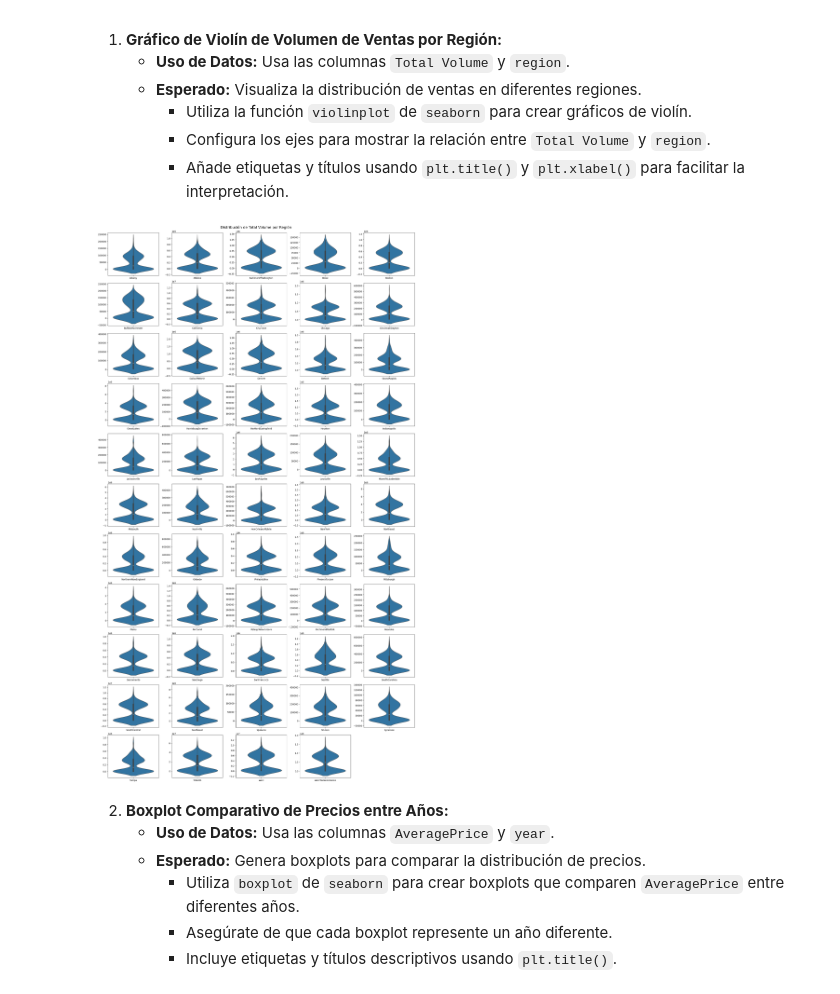
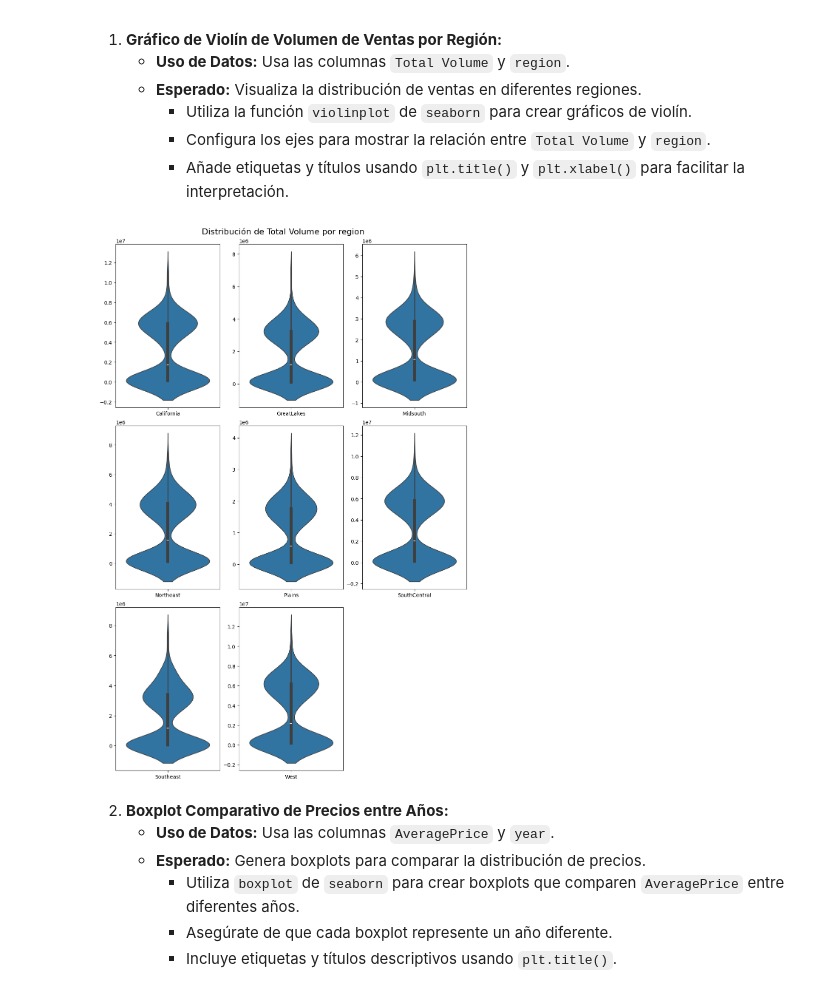
Before and after one commit to germanztz/data-science-uoc-avocado, a Jupyter notebook: german.ipynb, the cells around one changed output. Drawn from its saved outputs; the diff is of its cells as text; code cells hidden in the pictures.

```diff
--- a/german.ipynb
+++ b/german.ipynb
@@ -76,0 +112,15 @@ avocado.head(20).to_csv()
+# %%
+print("Separamos los datos por tipo de region, ya que estos se solapan y alteran los análisis")
+
+avocado['region_type'] = 'local_region'
+avocado.loc[avocado.region == 'TotalUS', 'region_type'] = 'wide_region'
+group = ['West', 'California', 'SouthCentral', 'Northeast', 'Southeast', 'GreatLakes', 'Midsouth', 'Plains']
+avocado.loc[avocado.region.isin(group), 'region_type'] = 'middle_region'
+
+avocado.groupby('region_type')['region'].count()
+
+avo_local = avocado.loc[avocado.region_type == 'local_region']
+avo_middle = avocado.loc[avocado.region_type == 'middle_region']
+avo_wide = avocado.loc[avocado.region_type == 'wide_region']
+
+avo_local.groupby('region')['Unnamed: 0',].count()
@@ -175,41 +268,45 @@ plt.show()
      - Configura los ejes para mostrar la relación entre `Total Volume` y `region`.
      - Añade etiquetas y títulos usando `plt.title()` y `plt.xlabel()` para facilitar la interpretación.
 # %%
-regions = avocado["region"].unique()
+def violin_dist(df, grouper, field):
 
-# Definir el número de filas y columnas para la cuadrícula
-n_cols = 5  # número de columnas
-n_rows = int(np.ceil(len(regions) / n_cols))  # calcular el número de filas
+    groups = df[grouper].unique()
 
-# Crear una figura grande para contener todos los subplots
-fig, axes = plt.subplots(n_rows, n_cols, figsize=(20, 35), constrained_layout=True)
+    # Definir el número de filas y columnas para la cuadrícula
+    n_cols = 3  # número de columnas
+    n_rows = int(np.ceil(len(groups) / n_cols))  # calcular el número de filas
 
-# Aplanar el array de ejes para poder iterar fácilmente
-axes = axes.flatten()
-# Crear un gráfico por cada región
-for i, region in enumerate(regions):
-    # Filtrar los datos por región
-    region_data = avocado[avocado['region'] == region]
+    # Crear una figura grande para contener todos los subplots
+    fig, axes = plt.subplots(n_rows, n_cols, figsize=(10, 15), constrained_layout=True)
 
-    # Crear el violinplot para la región
-    sns.violinplot(x=region_data['region'], y=region_data['Total Volume'], ax=axes[i], density_norm="width")
+    # Aplanar el array de ejes para poder iterar fácilmente
+    axes = axes.flatten()
+    # Crear un gráfico por cada región
+    for i, item in enumerate(groups):
+        # Filtrar los datos por región
+        groups_data = df[df[grouper] == item]
 
-    # Establecer el título del gráfico como el nombre de la región
-    # axes[i].set_title(region)
-    axes[i].set(xlabel=None, ylabel=None)
-    # Rotar etiquetas del eje X si es necesario (aunque solo hay una por gráfico)
-    # axes[i].tick_params(axis='x', rotation=90)
+        # Crear el violinplot para la región
+        sns.violinplot(x=groups_data[grouper], y=groups_data[field], ax=axes[i], density_norm="width")
 
-# Eliminar cualquier gráfico vacío si hay más subplots que regiones
-for j in range(i+1, len(axes)):
-    fig.delaxes(axes[j])
+        # Establecer el título del gráfico como el nombre de la región
+        # axes[i].set_title(item)
+        axes[i].set(xlabel=None, ylabel=None)
+        # Rotar etiquetas del eje X si es necesario (aunque solo hay una por gráfico)
+        # axes[i].tick_params(axis='x', rotation=90)
 
-# Mostrar la gráfica
+    # Eliminar cualquier gráfico vacío si hay más subplots que regiones
+    for j in range(i+1, len(axes)):
+        fig.delaxes(axes[j])
 
-fig.suptitle('Distribución de Total Volume por Región', fontsize=16)
-plt.show()
+    # Mostrar la gráfica
+
+    fig.suptitle(f'Distribución de {field} por {grouper}', fontsize=16)
+    plt.show()
+
+violin_dist(avo_middle, "region", 'Total Volume')
 # %% [output]
-[figure, old version]
+[figure, new version]
 # %% [markdown]
 2. **Boxplot Comparativo de Precios entre Años:**
    - **Uso de Datos:** Usa las columnas `AveragePrice` y `year`.
```
Also changed, not shown: parts of 15 cells of this notebook.
